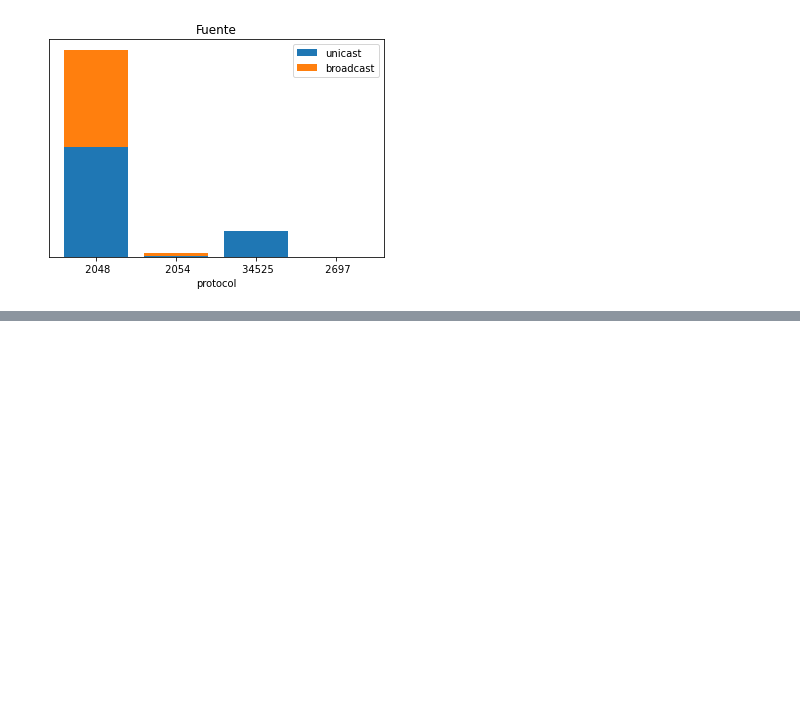
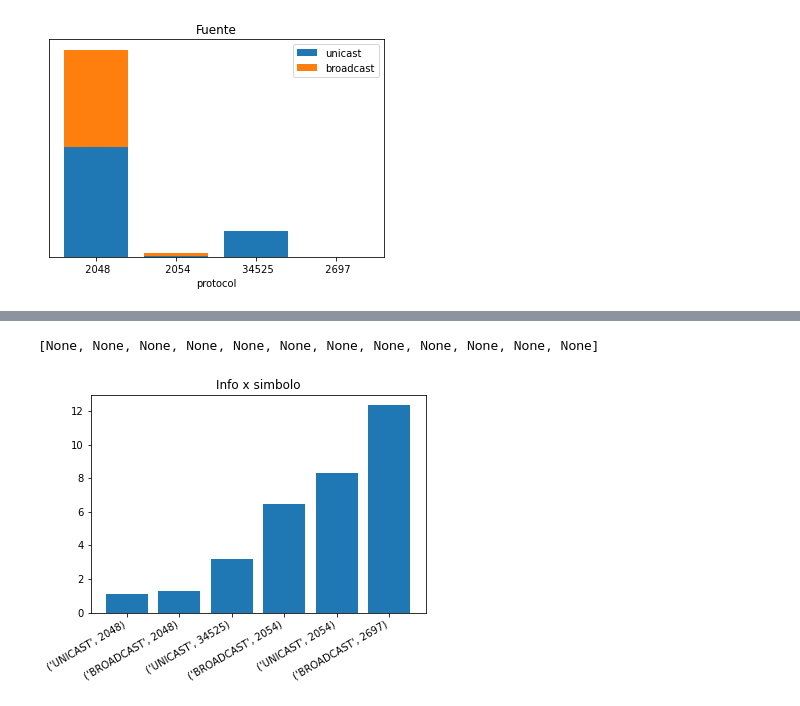
Before and after one commit to paulitapb/TP1_redes, a Jupyter notebook: analisis_paquetes.ipynb, the cells around one changed output, grey strips where cells are left out. Saved outputs shown, nothing was run; the diff lists cells and outputs as text; code cells hidden in the pictures; blank space fills up the shorter version.

```diff
--- a/analisis_paquetes.ipynb
+++ b/analisis_paquetes.ipynb
@@ -99,0 +95,8 @@ ax.legend()
+# %%
+fig, ax = plt.subplots()
+ax.set_title("Info x simbolo")
+ax.bar(info_symbol.keys(), info_symbol.values())
+plt.setp(ax.get_xticklabels(), rotation=30, horizontalalignment='right')
+# %% [output]
+[None, None, None, None, None, None, None, None, None, None, None, None]
+[figure, added]
```
Also changed, not shown: parts of 6 cells of this notebook, 1 other file.
